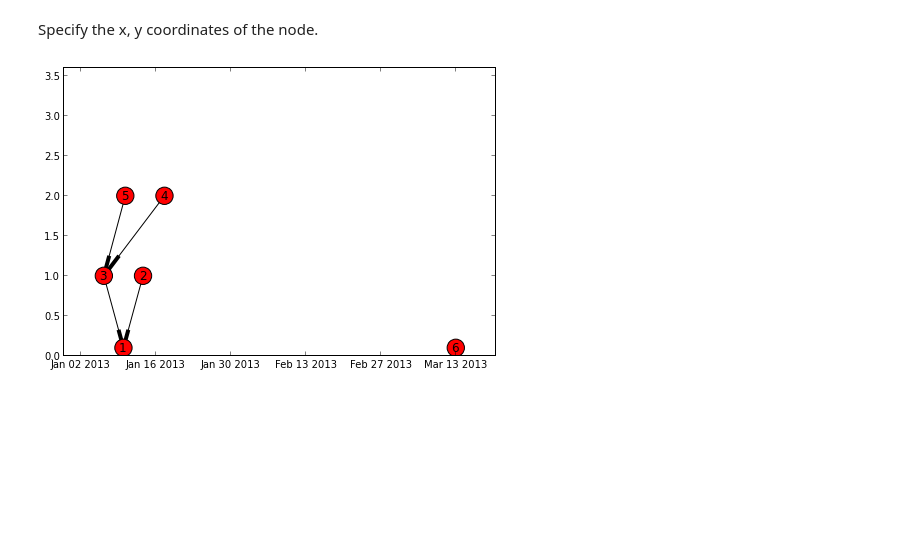
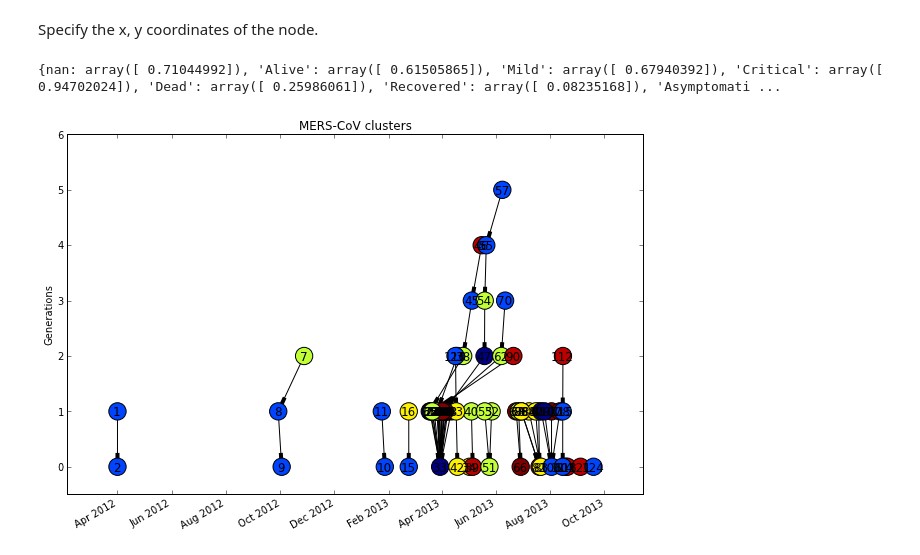
Before and after one commit to cmrivers/epipy, a Jupyter notebook: case_tree.ipynb, the cells around one changed output. Saved outputs shown, nothing was run; the diff lists cells and outputs as text; code cells hidden in the pictures; blank space fills up the shorter version.

```diff
--- a/case_tree.ipynb
+++ b/case_tree.ipynb
@@ -23,2 +14,9 @@ def example_data():
+# %%
+def example_data():
+    epi = pd.load('./network.pkl')
+    epi.time = pd.to_datetime(epi.time)
+    epi['pltdate'] = [mpl.dates.date2num(i) for i in epi.time]
+
+    return epi
 # %% [markdown]
 Build a graph from the case id and the source id.
@@ -40,10 +23,12 @@ df
 # %%
-def build_graph(df, index, source, date):
+def build_graph(df, case_id, color, index, source, date):
     G = nx.DiGraph()
-    G.add_nodes_from(df['id'])
+    G.add_nodes_from(df[case_id])
 
     edgelist = [pair for pair in df[[source]].dropna().itertuples()]
     G.add_edges_from(edgelist)
-    nx.set_node_attributes(G, 'date', df[date].to_dict())
-    nx.set_node_attributes(G, 'source', df[source].to_dict())
+    nx.set_node_attributes(G, date, df[date].to_dict())
+    nx.set_node_attributes(G, source, df[source].to_dict())
+    nx.set_node_attributes(G, color, df[color].to_dict())
+
     return G
@@ -59,10 +35,23 @@ G.nodes(1)
 # %%
 def plotting(G, df):
     fig = plt.figure()
+    fig.set_size_inches(8, 5)
     ax = fig.add_axes([1, 1, 1, 1])
     ax.xaxis_date()
+    ax.set_aspect('auto')
+    fig.autofmt_xdate()
     axprop =  plt.axis()
-    plt.ylim(0, df.source_node.max()*1.2)
-    nx.draw_networkx(G, pos=_layout(G, axprop))
+    plt.ylim(-0.5, 6)
 
-    return fig
+    coords = nx.spring_layout(G, pos=_layout(G, axprop))
+    mycoords = _layout(G, axprop)
+    finalcoords = {}
+    for key, value in mycoords.iteritems():
+        yc = value[1]
+        xc = value[0]
+        newx = xc + (coords[key][0]*random.randint(-10, 10, 1)[0])
+        finalcoords[key] = (newx, yc)
+
+    values = colors(G, 'color')
+
+    nx.draw_networkx(G, pos=finalcoords, node_color = values)
@@ -113,7 +122,11 @@ def _layout(G, axprop):
     return dict(zip(G, np.array(positions)))
 # %%
 df = example_data()
-G = build_graph(df, source='source_node', index='index_node', date='pltdate')
+G = build_graph(df, color='color', case_id='case_id', source='source_node', index='index_node', date='pltdate')
 testplot = plotting(G, df)
+plt.title('MERS-CoV clusters')
+plt.ylabel('Generations')
+plt.savefig('/Users/cmrivers/Desktop/casetree.png', bbox_inches='tight')
 # %% [output]
+{nan: array([ 0.71044992]), 'Alive': array([ 0.61505865]), 'Mild': array([ 0.67940392]), 'Critical': array([ 0.94702024]), 'Dead': array([ 0.25986061]), 'Recovered': array([ 0.08235168]), 'Asymptomati ...
-[figure, old version]
+[figure, new version]
```
Also changed, not shown: parts of 8 cells of this notebook, 6 other files.
